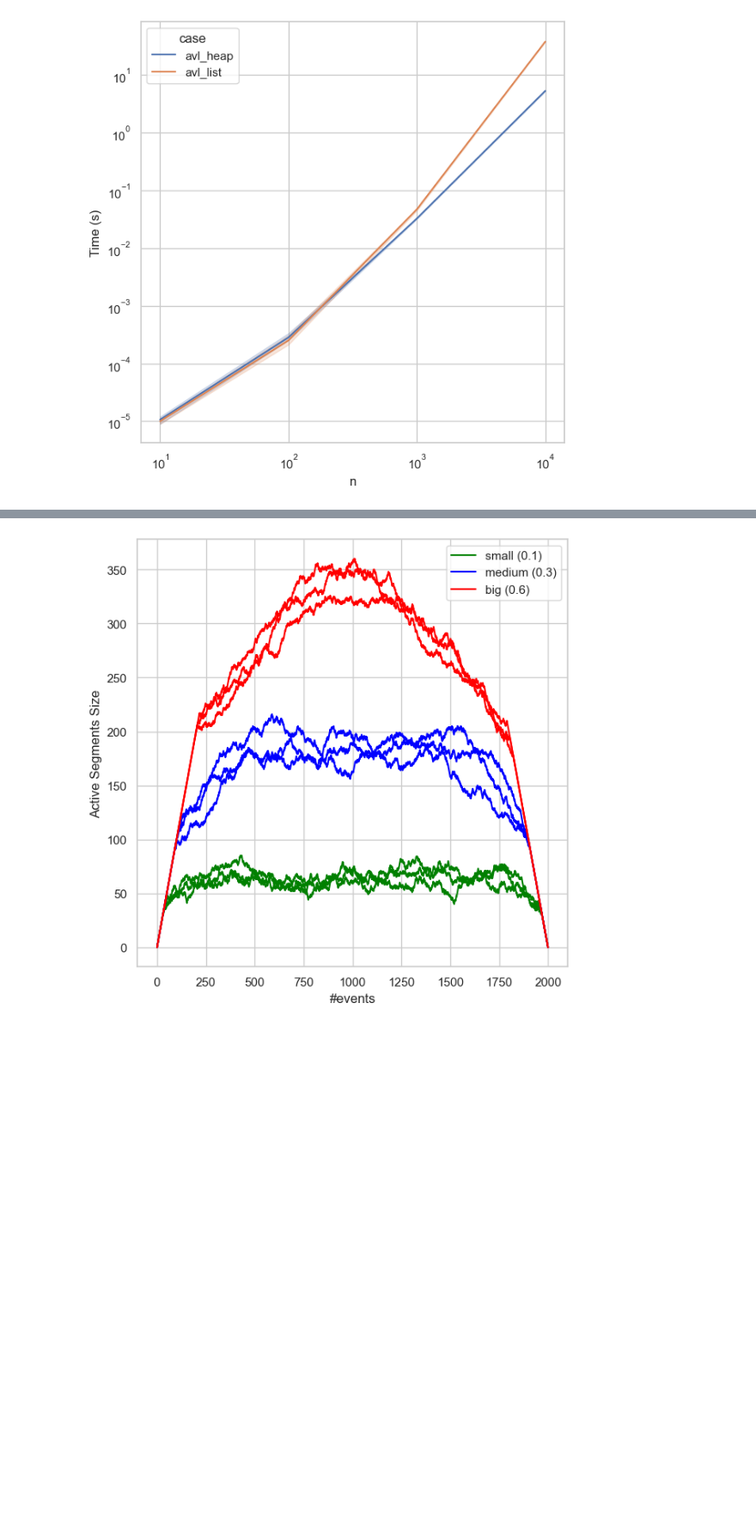
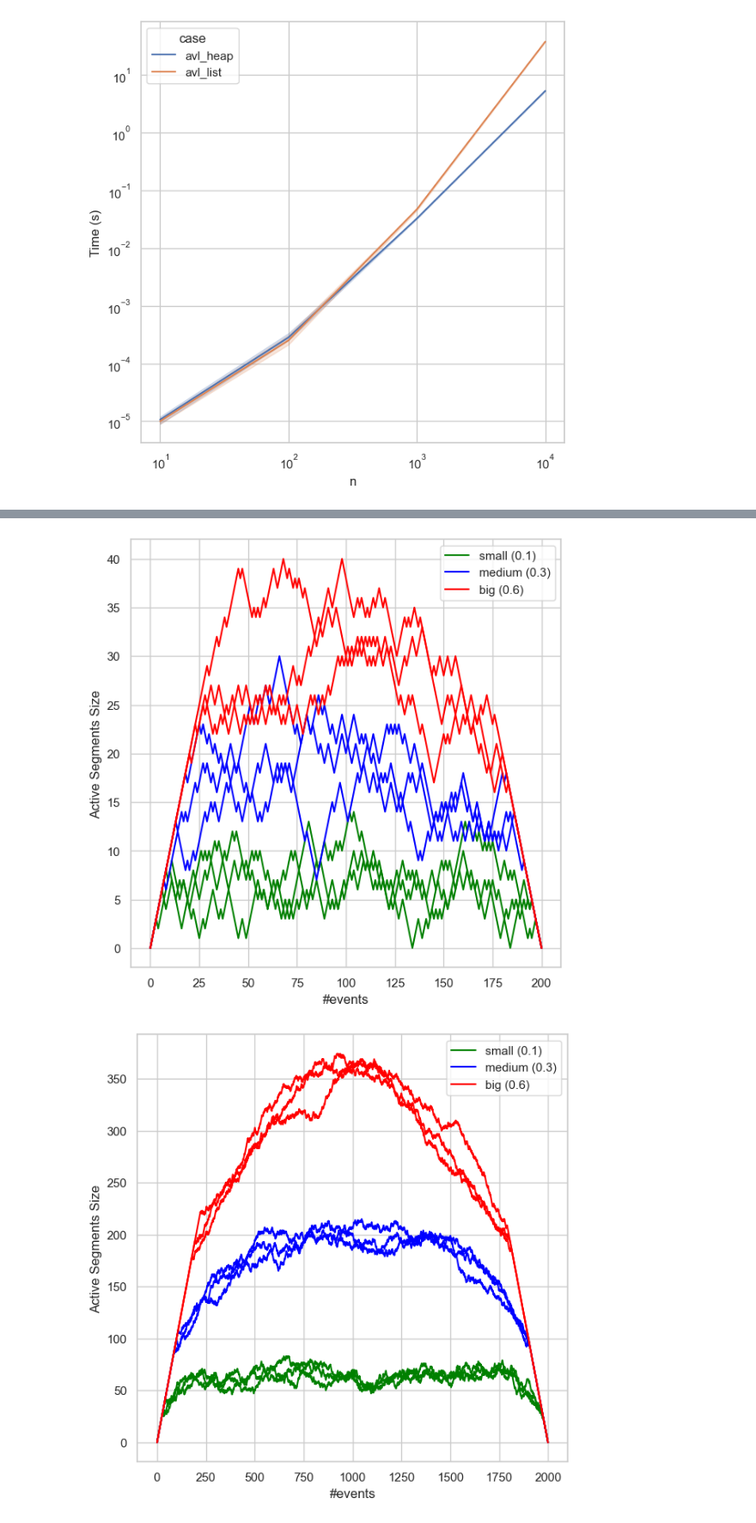
Before and after one commit to mtsodf/algoritmos, a Jupyter notebook: semana06/plots_semana06.ipynb, the cells around one changed output, grey strips where cells are left out. Shown at 86% size. Saved outputs shown, nothing was run; the diff lists cells and outputs as text; code cells hidden in the pictures; blank space fills up the shorter version.

Commit message:
Ajustes no plot

```diff
--- a/semana06/plots_semana06.ipynb
+++ b/semana06/plots_semana06.ipynb
@@ -195,9 +233,3 @@ for length, name in zip([0.1, 0.3, 0.6], ["small", "medium", "big"]):
 [figure]
 [figure]
 [figure]
-# %%
-fig, ax = plt.subplots(1, 1, figsize=(7, 7))
-
-row = df_random[(df_random.length==0.1) & (df_random.n==10)].iloc[0]
-
-plt.show()
@@ -205,0 +236,13 @@ SyntaxError: cannot assign to attribute here. Maybe you meant '==' instead of '=
+# %%
+for length in [0.1, 0.3, 0.6]:
+    for n in [10, 100]:
+        fig, ax = plt.subplots(1, 1, figsize=(7, 7))
+
+        row = df_random[(df_random.length==length) & (df_random.n==n) & (df_random.container=="avl")].iloc[2]
+
+        plot_segments(row.segments, ax, False)
+        plt.savefig(f"tex/figs/exemplos/random_example_{length}_{n}_segments.pdf", dpi=300)
+        plot_intersections(row.segments, row.intersections, ax=ax)
+        plt.savefig(f"tex/figs/exemplos/random_example_{length}_{n}_interserctions.pdf", dpi=300)
+
+        plt.show()
@@ -206,27 +256,28 @@ SyntaxError: cannot assign to attribute here. Maybe you meant '==' instead of '=
 # %%
-fig, ax = plt.subplots(1, 1, figsize=(7,7))
+for n in [100, 1000]:
+    fig, ax = plt.subplots(1, 1, figsize=(7,7))
 
-n = 1000
 
-added = False
-for row in df[(df.length ==0.1) & (df.n == n) &(df.sort_case=="random_points") & (df.event_container=="heap") & (df.container=="list")].iterrows():
-    ax.plot(row[1]['active_elements_size'], color="green", label="small (0.1)" if not added else None)
-    added = True
+    added = False
+    for row in df[(df.length ==0.1) & (df.n == n) &(df.sort_case=="random_points") & (df.event_container=="heap") & (df.container=="list")].iterrows():
+        ax.plot(row[1]['active_elements_size'], color="green", label="small (0.1)" if not added else None)
+        added = True
 
-added = False
-for row in df[(df.length ==0.3) & (df.n == n) &(df.sort_case=="random_points") & (df.event_container=="heap") & (df.container=="list")].iterrows():
-    ax.plot(row[1]['active_elements_size'], color="blue", label="medium (0.3)" if not added else None)
-    added = True
+    added = False
+    for row in df[(df.length ==0.3) & (df.n == n) &(df.sort_case=="random_points") & (df.event_container=="heap") & (df.container=="list")].iterrows():
+        ax.plot(row[1]['active_elements_size'], color="blue", label="medium (0.3)" if not added else None)
+        added = True
 
-added = False
-for row in df[(df.length ==0.6) & (df.n == n) &(df.sort_case=="random_points") & (df.event_container=="heap") & (df.container=="list")].iterrows():
-    ax.plot(row[1]['active_elements_size'], color="red", label="big (0.6)" if not added else None)
-    added = True
+    added = False
+    for row in df[(df.length ==0.6) & (df.n == n) &(df.sort_case=="random_points") & (df.event_container=="heap") & (df.container=="list")].iterrows():
+        ax.plot(row[1]['active_elements_size'], color="red", label="big (0.6)" if not added else None)
+        added = True
 
-ax.legend()
-ax.set_xlabel("#events")
-ax.set_ylabel("Active Segments Size")
+    ax.legend()
+    ax.set_xlabel("#events")
+    ax.set_ylabel("Active Segments Size")
 
-plt.savefig(f"./tex/figs/active_segments_size_{n}.pdf", bbox_inches="tight")
+    plt.savefig(f"./tex/figs/ativos/active_segments_size_{n}.pdf", bbox_inches="tight")
 # %% [output]
-[figure, old version]
+[figure, new version]
+[figure, added]
```
Also changed, not shown: parts of 16 cells of this notebook.
